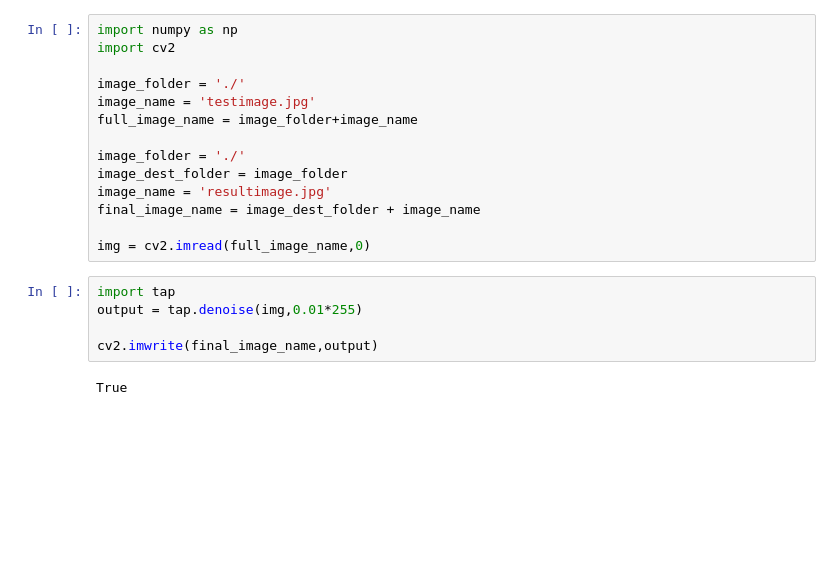
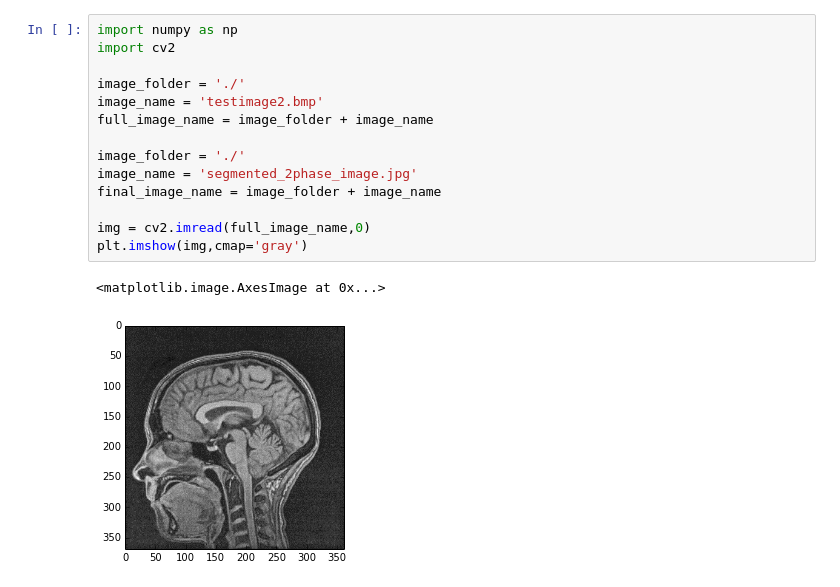
Before and after one commit to mskeegan/tapetum.lab, a Jupyter notebook: pytap-examples.ipynb, the cells around one changed output. Cells and saved outputs as stored; diff of their text form; blank space fills up the shorter version.

Commit message:
Updating notebook with multiphase segmentation. Fixed variable name bug in tap.py.

```diff
--- a/pytap-examples.ipynb
+++ b/pytap-examples.ipynb
@@ -1,21 +35,17 @@
 # %%
 import numpy as np
 import cv2
 
 image_folder = './'
-image_name = 'testimage.jpg'
-full_image_name = image_folder+image_name
+image_name = 'testimage2.bmp'
+full_image_name = image_folder + image_name
 
 image_folder = './'
-image_dest_folder = image_folder
-image_name = 'resultimage.jpg'
-final_image_name = image_dest_folder + image_name
+image_name = 'segmented_2phase_image.jpg'
+final_image_name = image_folder + image_name
 
 img = cv2.imread(full_image_name,0)
+plt.imshow(img,cmap='gray')
+# %% [output]
+<matplotlib.image.AxesImage at 0x...>
+[figure, added]
-# %%
-import tap
-output = tap.denoise(img,0.01*255)
-
-cv2.imwrite(final_image_name,output)
-# %% [output]
-True
```
Also changed, not shown: parts of 5 cells of this notebook, 2 other files.
